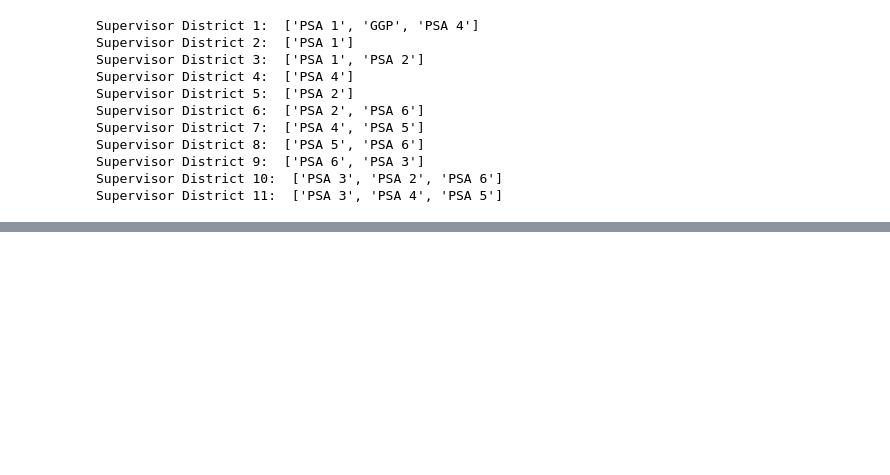
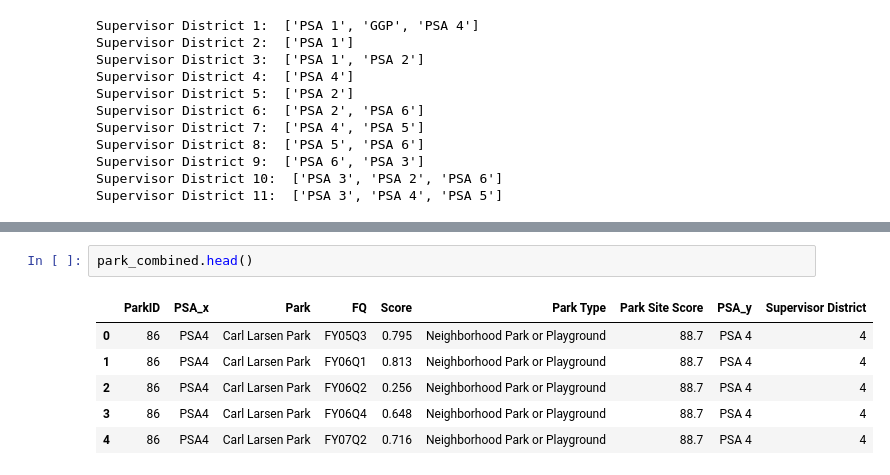
Before and after one commit to brunston/whirlsf, a Jupyter notebook: exploratory/exploratory_library_data.ipynb, the cells around one changed output, grey strips where cells are left out. Saved outputs shown, nothing was run; the diff lists cells and outputs as text; blank space fills up the shorter version.

```diff
--- a/exploratory/exploratory_library_data.ipynb
+++ b/exploratory/exploratory_library_data.ipynb
@@ -164,0 +207,9 @@ Supervisor District 11:  ['PSA 3', 'PSA 4', 'PSA 5']
+# %%
+park_combined.head()
+# %% [output]
+|  | ParkID | PSA_x | Park | FQ | Score | Park Type | Park Site Score | PSA_y | Supervisor District |
+| 0 | 86 | PSA4 | Carl Larsen Park | FY05Q3 | 0.795 | Neighborhood Park or Playground | 88.7 | PSA 4 | 4 |
+| 1 | 86 | PSA4 | Carl Larsen Park | FY06Q1 | 0.813 | Neighborhood Park or Playground | 88.7 | PSA 4 | 4 |
+| 2 | 86 | PSA4 | Carl Larsen Park | FY06Q2 | 0.256 | Neighborhood Park or Playground | 88.7 | PSA 4 | 4 |
+| 3 | 86 | PSA4 | Carl Larsen Park | FY06Q4 | 0.648 | Neighborhood Park or Playground | 88.7 | PSA 4 | 4 |
+| 4 | 86 | PSA4 | Carl Larsen Park | FY07Q2 | 0.716 | Neighborhood Park or Playground | 88.7 | PSA 4 | 4 |
```
Also changed, not shown: parts of 7 cells of this notebook, 4 other files.
